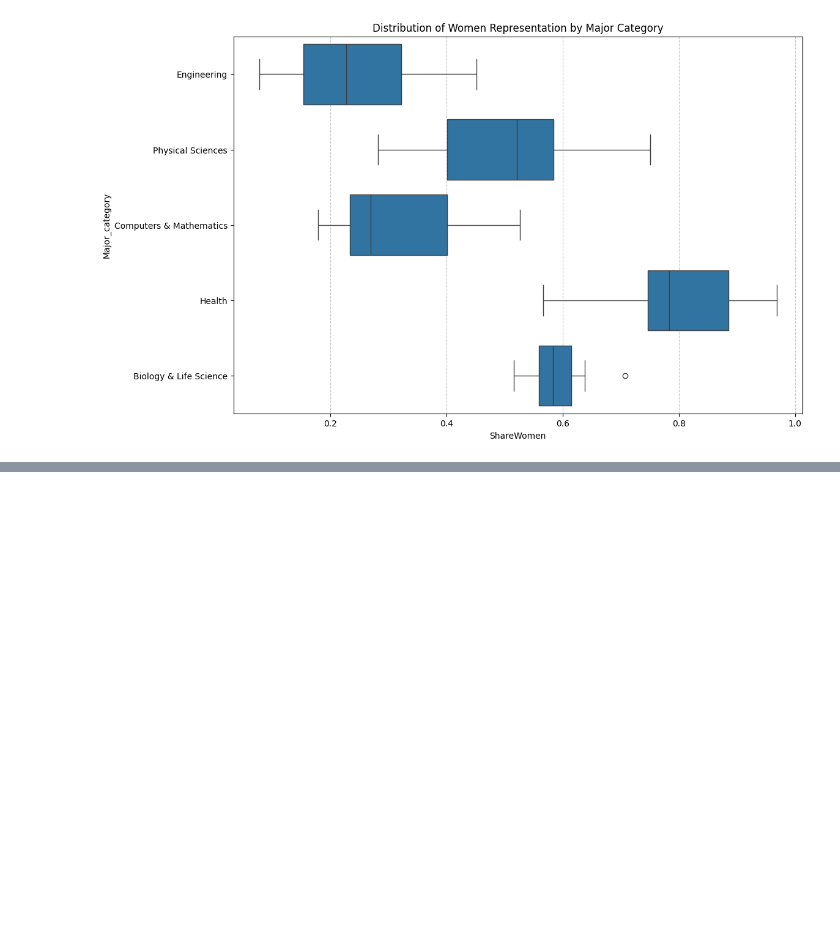
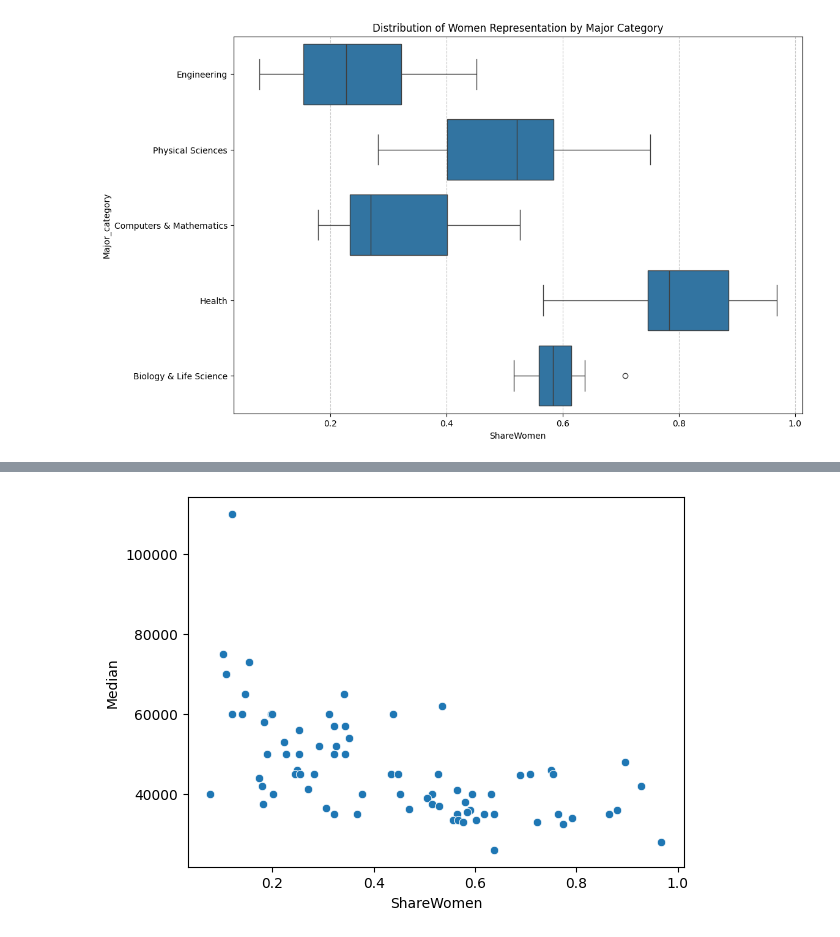
Before and after one commit to cph-datascience/census-career-exploration, a Jupyter notebook: Jonathan's Notebook/dataexp.ipynb, the cells around one changed output, grey strips where cells are left out. Cells and saved outputs as stored; diff of their text form; code cells hidden in the pictures; blank space fills up the shorter version.

Commit message:
Employment and Women in STEM

```diff
--- a/Jonathan's Notebook/dataexp.ipynb
+++ b/Jonathan's Notebook/dataexp.ipynb
@@ -203,0 +209,6 @@ plt.show()
+# %%
+#### Scatter plot: ShareWomen vs Median
+sns.scatterplot(data=women_stem, x="ShareWomen", y="Median")
+plt.show()
+# %% [output]
+[figure, added]
```
Also changed, not shown: parts of 8 cells of this notebook.
